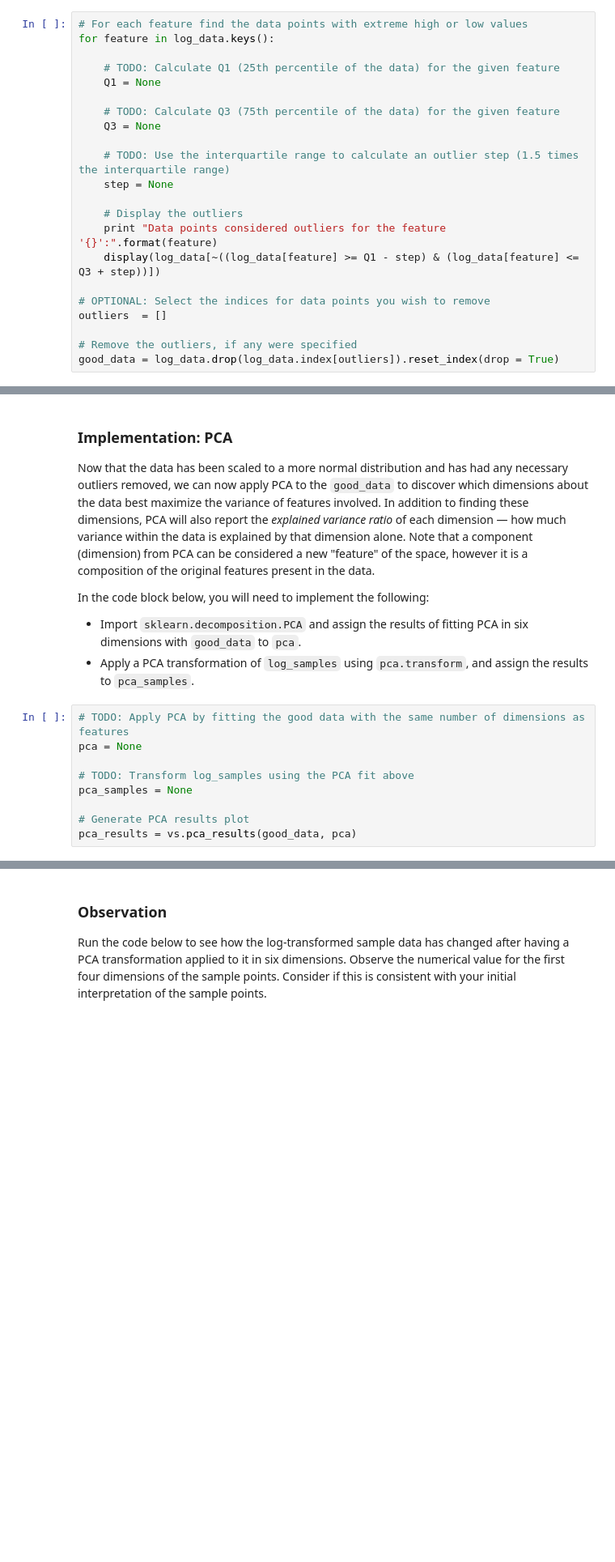
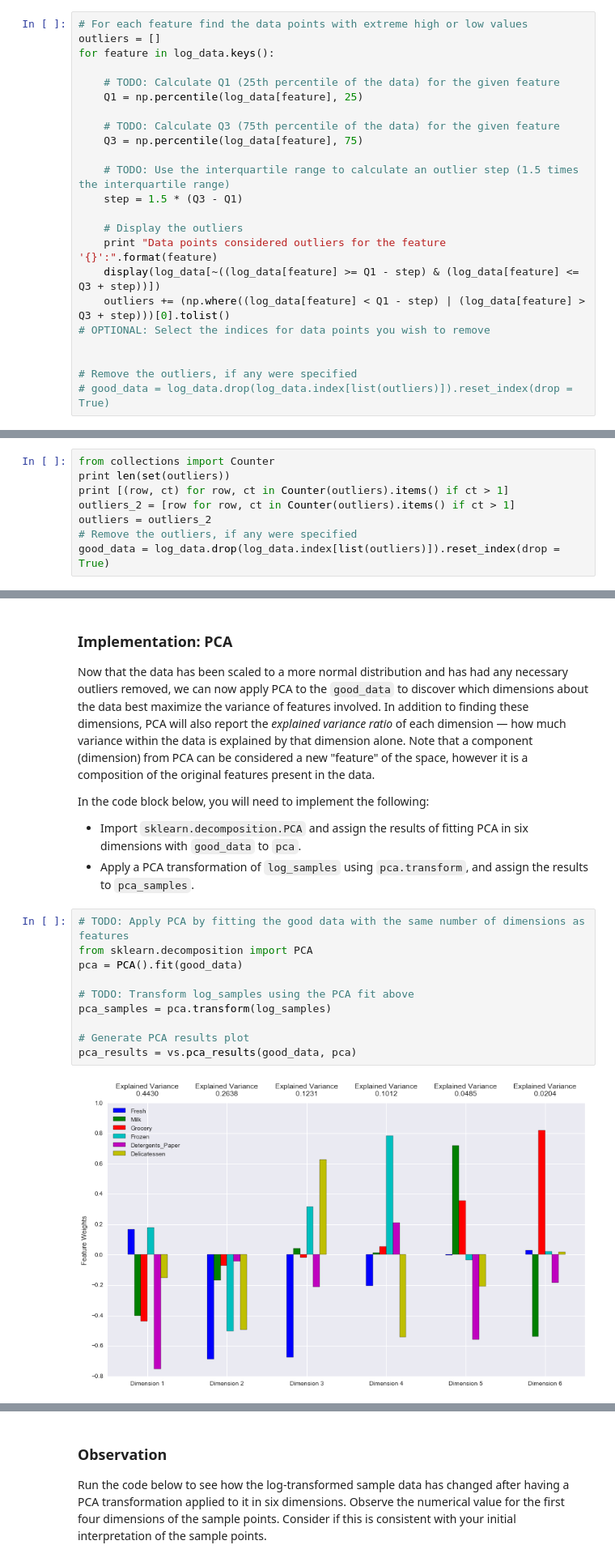
Before and after one commit to edging1218/Kaggle, a Jupyter notebook: Udacity/customer_segments/customer_segments.ipynb, the cells around one changed output, grey strips where cells are left out. Shown at 81% size. Cells and saved outputs as stored; diff of their text form; blank space fills up the shorter version.

```diff
--- a/Udacity/customer_segments/customer_segments.ipynb
+++ b/Udacity/customer_segments/customer_segments.ipynb
@@ -206,22 +228,23 @@ Once you have performed this implementation, the dataset will be stored in the v
 # %%
 # For each feature find the data points with extreme high or low values
+outliers = []
 for feature in log_data.keys():
 
     # TODO: Calculate Q1 (25th percentile of the data) for the given feature
-    Q1 = None
+    Q1 = np.percentile(log_data[feature], 25)
 
     # TODO: Calculate Q3 (75th percentile of the data) for the given feature
-    Q3 = None
+    Q3 = np.percentile(log_data[feature], 75)
 
     # TODO: Use the interquartile range to calculate an outlier step (1.5 times the interquartile range)
-    step = None
+    step = 1.5 * (Q3 - Q1)
 
     # Display the outliers
     print "Data points considered outliers for the feature '{}':".format(feature)
     display(log_data[~((log_data[feature] >= Q1 - step) & (log_data[feature] <= Q3 + step))])
+    outliers += (np.where((log_data[feature] < Q1 - step) | (log_data[feature] > Q3 + step)))[0].tolist()
+# OPTIONAL: Select the indices for data points you wish to remove
 
-# OPTIONAL: Select the indices for data points you wish to remove
-outliers  = []
 
 # Remove the outliers, if any were specified
-good_data = log_data.drop(log_data.index[outliers]).reset_index(drop = True)
+# good_data = log_data.drop(log_data.index[list(outliers)]).reset_index(drop = True)
@@ -227,0 +312,8 @@ good_data = log_data.drop(log_data.index[outliers]).reset_index(drop = True)
+# %%
+from collections import Counter
+print len(set(outliers))
+print [(row, ct) for row, ct in Counter(outliers).items() if ct > 1]
+outliers_2 = [row for row, ct in Counter(outliers).items() if ct > 1]
+outliers = outliers_2
+# Remove the outliers, if any were specified
+good_data = log_data.drop(log_data.index[list(outliers)]).reset_index(drop = True)
@@ -243,10 +340,13 @@ In the code block below, you will need to implement the following:
  - Apply a PCA transformation of `log_samples` using `pca.transform`, and assign the results to `pca_samples`.
 # %%
 # TODO: Apply PCA by fitting the good data with the same number of dimensions as features
-pca = None
+from sklearn.decomposition import PCA
+pca = PCA().fit(good_data)
 
 # TODO: Transform log_samples using the PCA fit above
-pca_samples = None
+pca_samples = pca.transform(log_samples)
 
 # Generate PCA results plot
 pca_results = vs.pca_results(good_data, pca)
+# %% [output]
+[figure, added]
```
Also changed, not shown: parts of 43 cells of this notebook, 5 other files.
